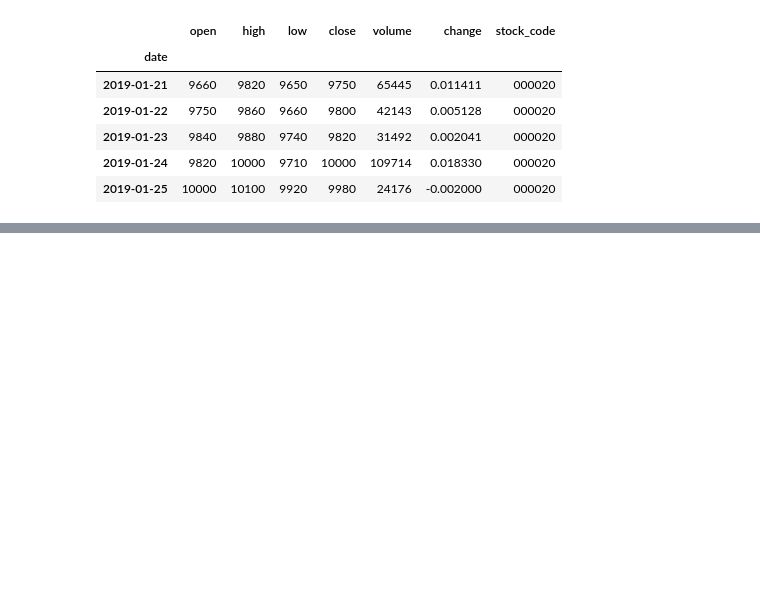
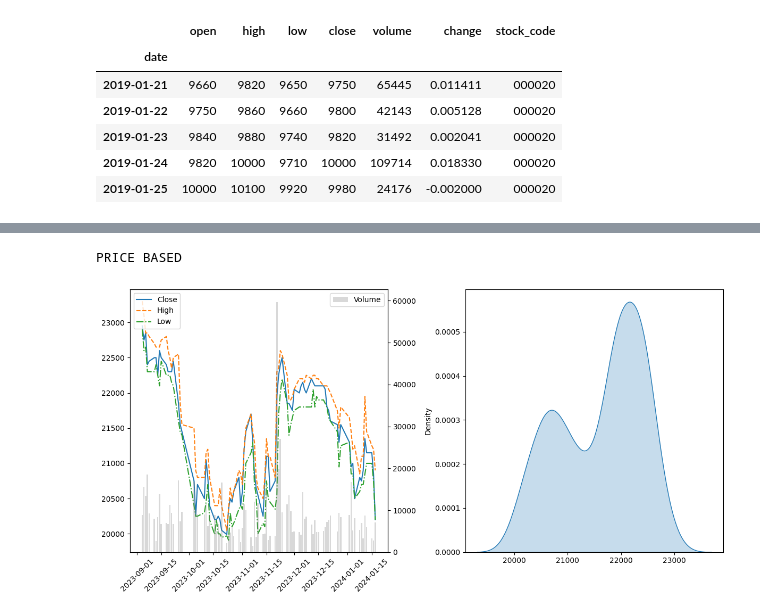
Before and after one commit to jackmappotion/system_trading_pa, a Jupyter notebook: position_generator.ipynb, the cells around one changed output, grey strips where cells are left out. Saved outputs shown, nothing was run; the diff lists cells and outputs as text; code cells hidden in the pictures; blank space fills up the shorter version.

```diff
--- a/position_generator.ipynb
+++ b/position_generator.ipynb
@@ -258 +273,8 @@ def visualize_position(df, positions, time_size):
+# %%
+# Volume weighted position
+print("PRICE BASED")
+visualize_position(single_ohlcv, pb_raw_volume_position, time_size)
+# %% [output]
+PRICE BASED
+[figure, added]
 # %%
```
Also changed, not shown: parts of 13 cells of this notebook, 1 other file.
